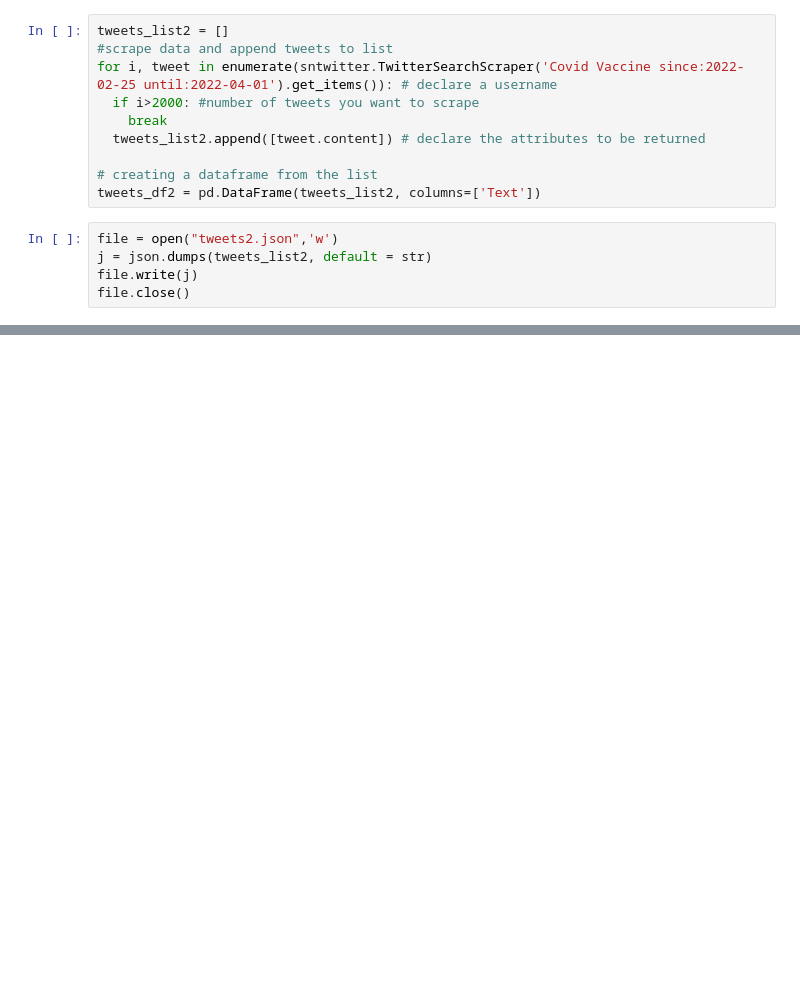
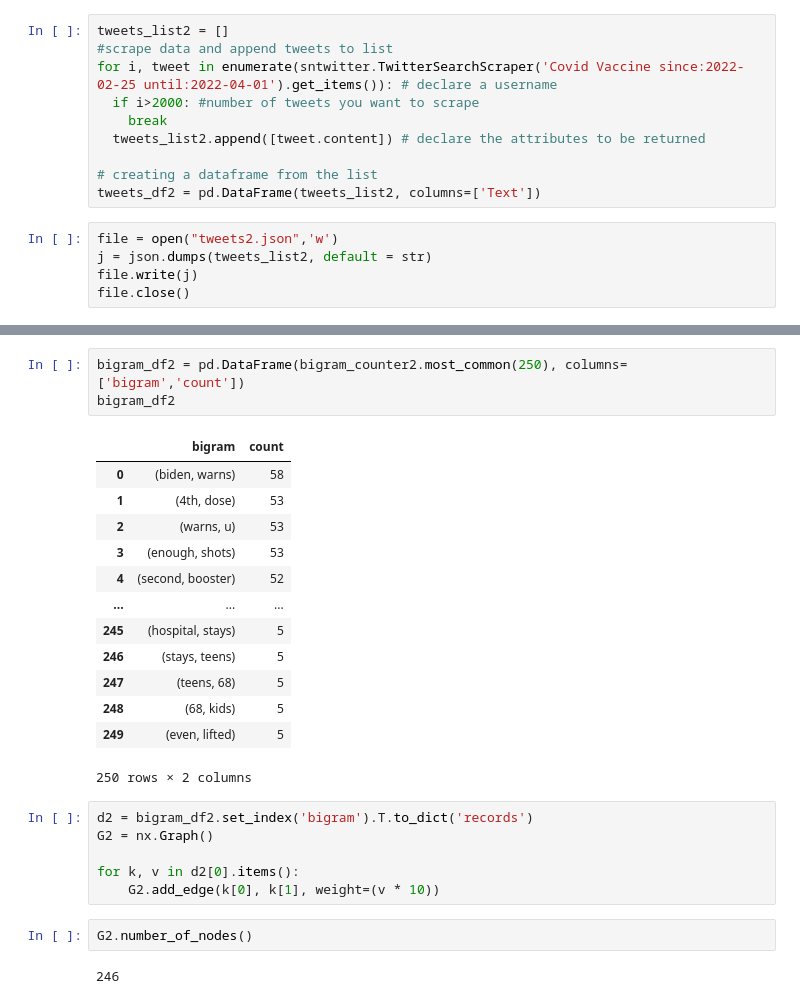
Before and after one commit to Jonathan-D-Franco/mining, a Jupyter notebook: real deal/twittertest.ipynb, the cells around one changed output, grey strips where cells are left out. Saved outputs shown, nothing was run; the diff lists cells and outputs as text; blank space fills up the shorter version.

```diff
--- a/real deal/twittertest.ipynb
+++ b/real deal/twittertest.ipynb
@@ -172,0 +199,27 @@ normalize2 = [tt.tokenize(elements.lower()) for elements in cleaned_text]
+# %%
+bigram_df2 = pd.DataFrame(bigram_counter2.most_common(250), columns=['bigram','count'])
+bigram_df2
+# %% [output]
+|  | bigram | count |
+| 0 | (biden, warns) | 58 |
+| 1 | (4th, dose) | 53 |
+| 2 | (warns, u) | 53 |
+| 3 | (enough, shots) | 53 |
+| 4 | (second, booster) | 52 |
+| ... | ... | ... |
+| 245 | (hospital, stays) | 5 |
+| 246 | (stays, teens) | 5 |
+| 247 | (teens, 68) | 5 |
+| 248 | (68, kids) | 5 |
+| 249 | (even, lifted) | 5 |
+250 rows × 2 columns
+# %%
+d2 = bigram_df2.set_index('bigram').T.to_dict('records')
+G2 = nx.Graph()
+
+for k, v in d2[0].items():
+    G2.add_edge(k[0], k[1], weight=(v * 10))
+# %%
+G2.number_of_nodes()
+# %% [output]
+246
```
Also changed, not shown: parts of 11 cells of this notebook, 1 other file.
